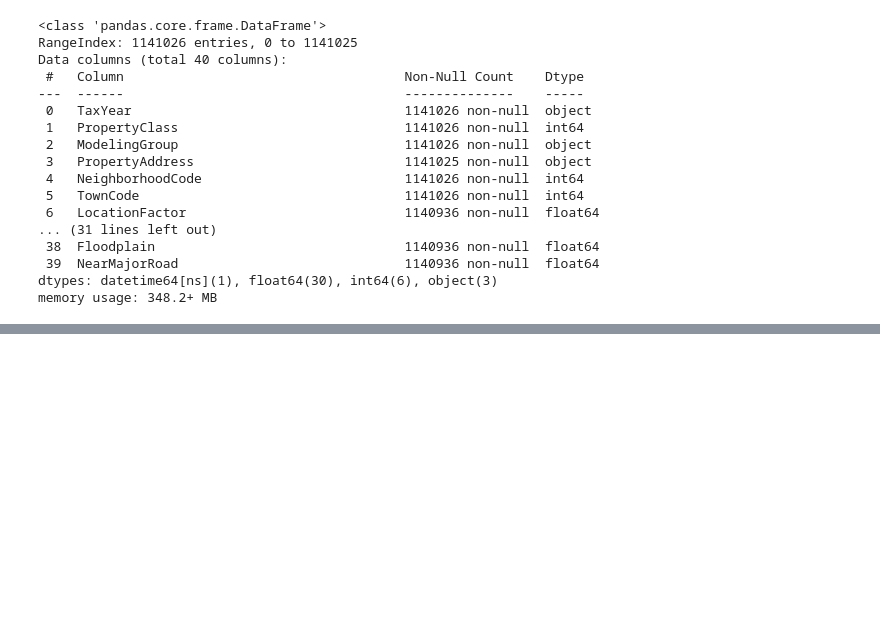
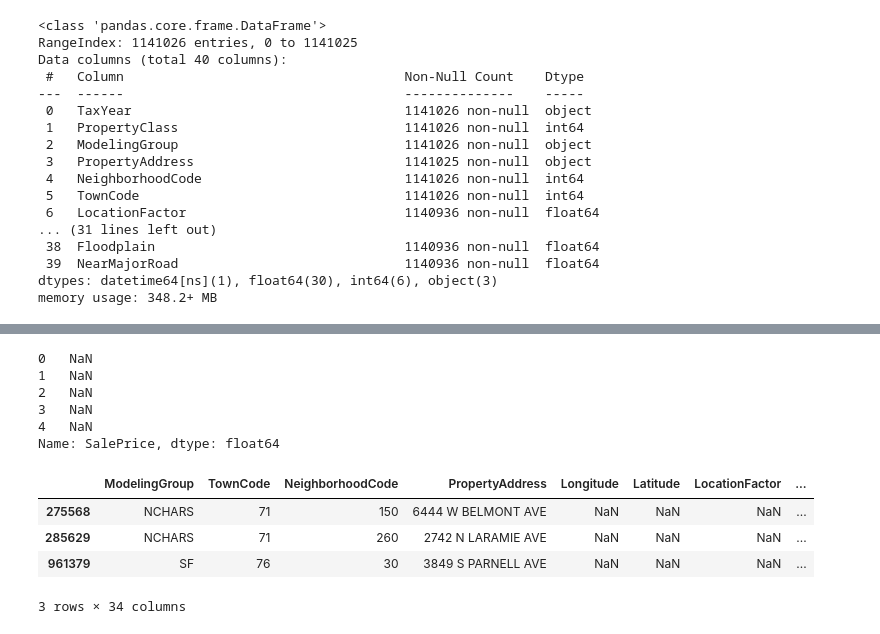
Before and after one commit to oh-be/project4, a Jupyter notebook: Features Datasets/Features.ipynb, the cells around one changed output, grey strips where cells are left out. Saved outputs shown, nothing was run; the diff lists cells and outputs as text; code cells hidden in the pictures; blank space fills up the shorter version.

```diff
--- a/Features Datasets/Features.ipynb
+++ b/Features Datasets/Features.ipynb
@@ -426,2 +510,2 @@ df = pd.read_parquet('CookAssessorCleaner.parquet.gzip')
 # %%
-df
+df = pd.read_csv('cookassesorclee.csv')
@@ -467,0 +552,9 @@ dtale.show(df)
+# %%
+df['SalePrice'].head()
+# %% [output]
+0   NaN
+1   NaN
+2   NaN
+3   NaN
+4   NaN
+Name: SalePrice, dtype: float64
@@ -467,0 +565,10 @@ dtale.show(df)
+# %%
+missing = df[df['Latitude'].isnull()==True]
+# %%
+missing
+# %% [output]
+|  | ModelingGroup | TownCode | NeighborhoodCode | PropertyAddress | Longitude | Latitude | LocationFactor | ... |
+| 275568 | NCHARS | 71 | 150 | 6444 W BELMONT AVE | NaN | NaN | NaN | ... |
+| 285629 | NCHARS | 71 | 260 | 2742 N LARAMIE AVE | NaN | NaN | NaN | ... |
+| 961379 | SF | 76 | 30 | 3849 S PARNELL AVE | NaN | NaN | NaN | ... |
+3 rows × 34 columns
```
Also changed, not shown: parts of 32 cells of this notebook, 9 other files.
